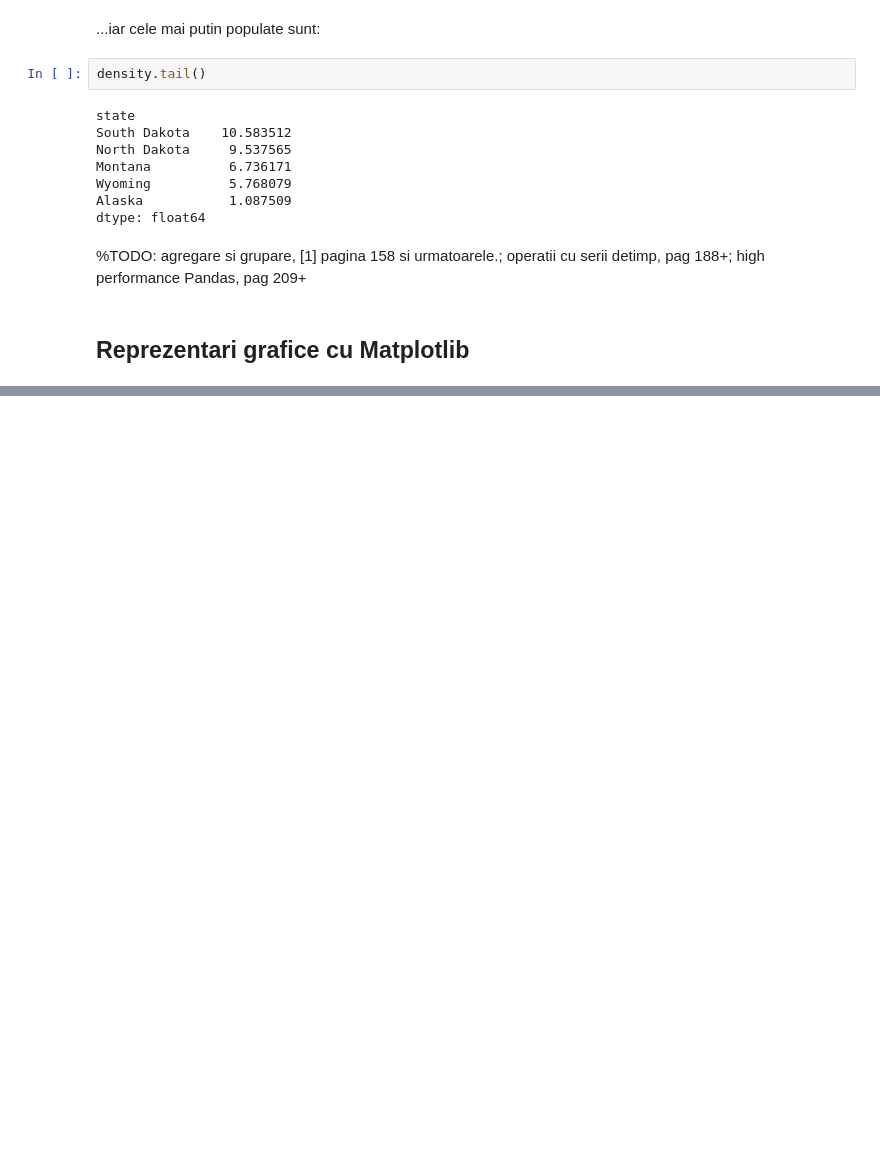
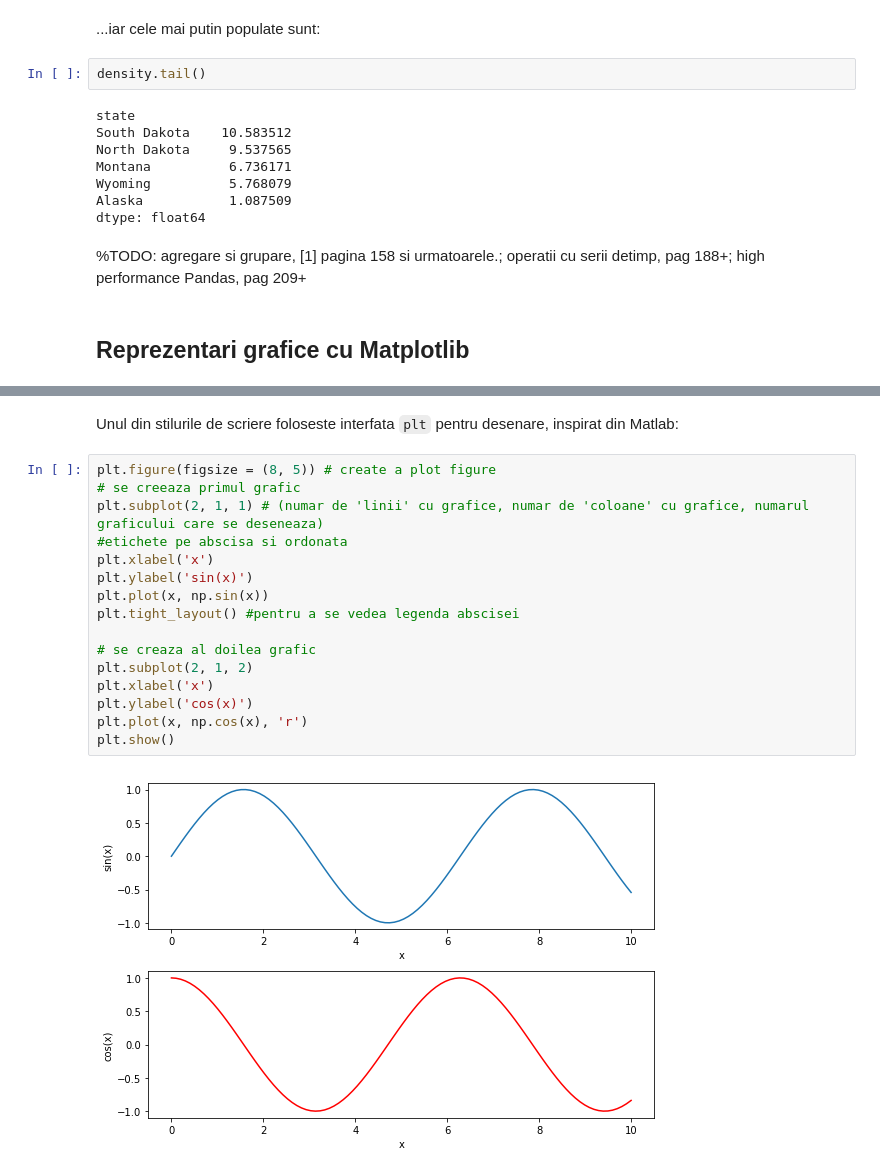
Before and after one commit to lmsasu/cursuri, a Jupyter notebook: Introducere_in_data_science/cursuri/Curs3/Curs3.ipynb, the cells around one changed output, grey strips where cells are left out. Saved outputs shown, nothing was run; the diff lists cells and outputs as text; blank space fills up the shorter version.

```diff
--- a/Introducere_in_data_science/cursuri/Curs3/Curs3.ipynb
+++ b/Introducere_in_data_science/cursuri/Curs3/Curs3.ipynb
@@ -1357,0 +1408,20 @@ dtype: float64
+# %% [markdown]
+Unul din stilurile de scriere foloseste interfata `plt` pentru desenare, inspirat din Matlab:
+# %%
+plt.figure(figsize = (8, 5)) # create a plot figure
+# se creeaza primul grafic
+plt.subplot(2, 1, 1) # (numar de 'linii' cu grafice, numar de 'coloane' cu grafice, numarul graficului care se deseneaza)
+#etichete pe abscisa si ordonata
+plt.xlabel('x')
+plt.ylabel('sin(x)')
+plt.plot(x, np.sin(x))
+plt.tight_layout() #pentru a se vedea legenda abscisei
+
+# se creaza al doilea grafic
+plt.subplot(2, 1, 2)
+plt.xlabel('x')
+plt.ylabel('cos(x)')
+plt.plot(x, np.cos(x), 'r')
+plt.show()
+# %% [output]
+[figure, added]
```
Also changed, not shown: parts of 29 cells of this notebook, 4 other files.
